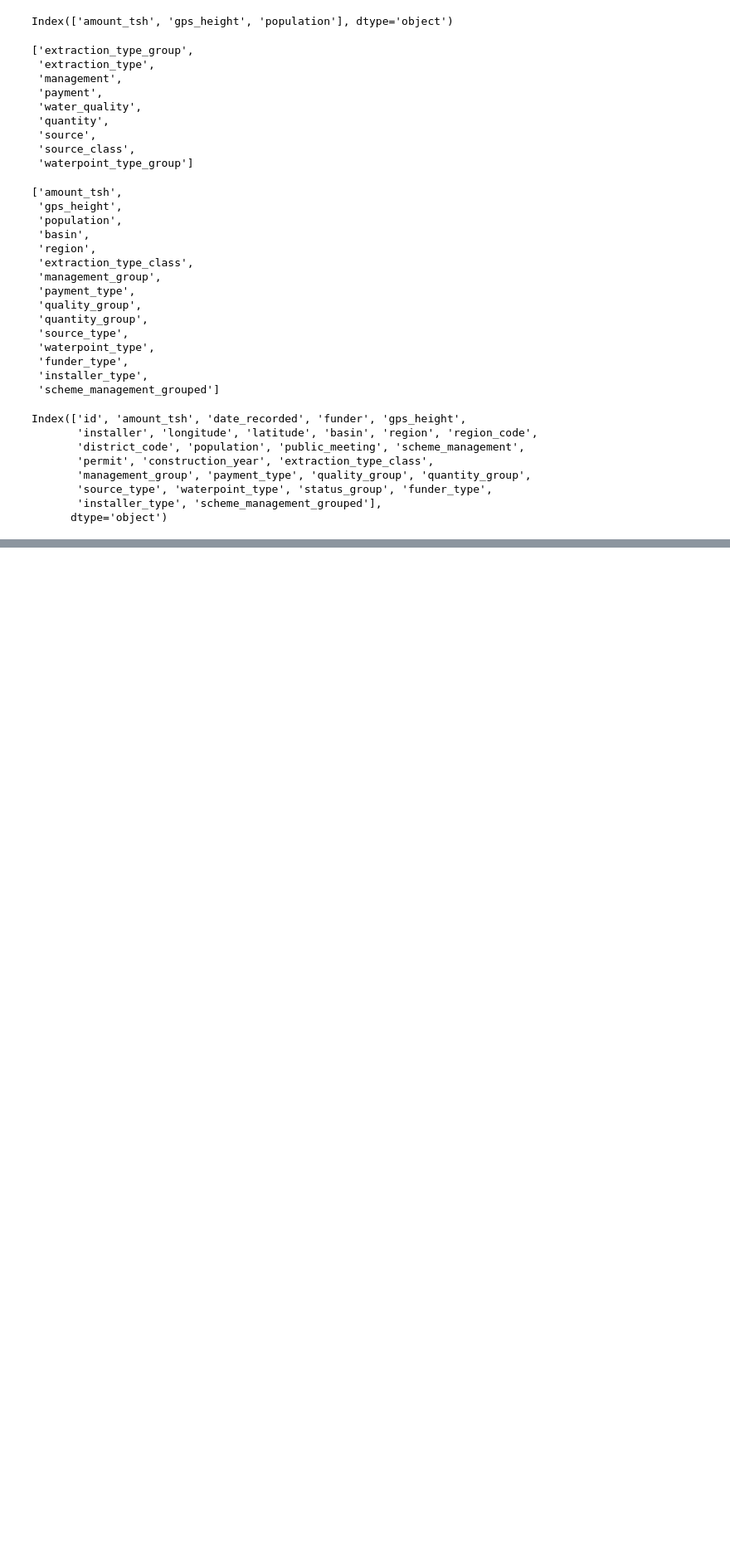
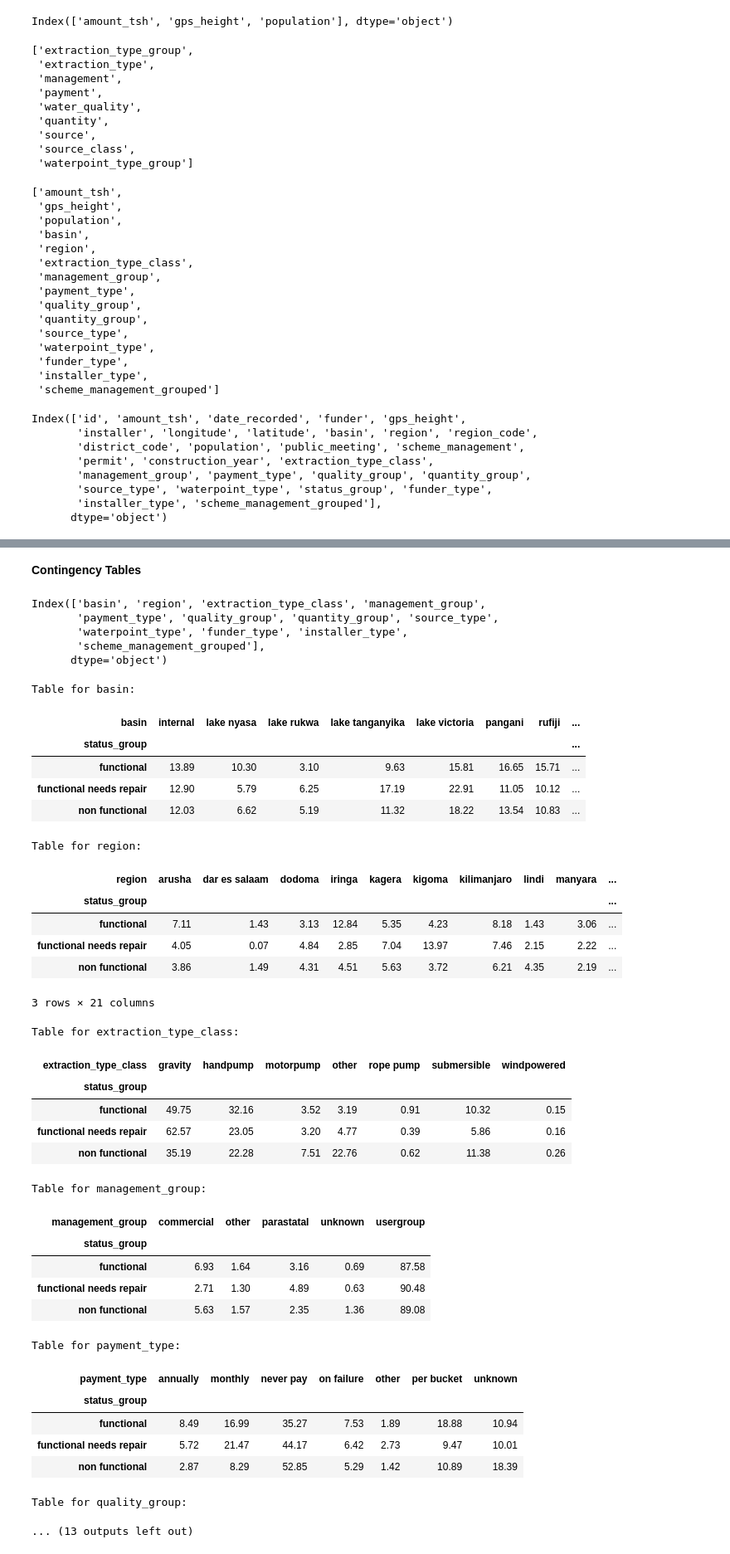
Before and after one commit to mbarriola96/Predicting_faulty_pumps, a Jupyter notebook: notebooks/00_data_understanding.ipynb, the cells around one changed output, grey strips where cells are left out. Shown at 83% size. Drawn from its saved outputs; the diff is of its cells as text; code cells hidden in the pictures; blank space fills up the shorter version.

```diff
--- a/notebooks/00_data_understanding.ipynb
+++ b/notebooks/00_data_understanding.ipynb
@@ -304,6 +306,29 @@ def plot_grouped_charts(df, status_col, cols):
             plt.legend(title=col, loc='upper right')
             plt.xticks(rotation=45)
             plt.show()
+# %%
+def generate_proportion_contingency_tables(df, status_col, categorical_cols):
+    """
+    Generates two-way contingency tables of proportions for the specified status column against a list of provided categorical columns in the DataFrame.
+
+    Args:
+        df (pd.DataFrame): The DataFrame containing the data.
+        status_col (str): The column name to use as one axis of the contingency tables, typically representing different statuses.
+        categorical_cols (list of str): List of categorical column names to include in the contingency tables.
+
+    Returns:
+        dict: A dictionary of pandas DataFrame objects where each key is the column name and the value is the corresponding contingency table as proportions.
+    """
+    tables = {}
+    for col in categorical_cols:
+        if col != status_col:  # Ensure the status column is not included in the analysis
+            # Compute the contingency table with proportions normalized over all rows
+            contingency_table = pd.crosstab(df[status_col], df[col], normalize='index')
+            contingency_table_df = pd.DataFrame(contingency_table)
+            contingency_table_df = contingency_table_df.round(4) * 100  # Convert proportions to percentages and round off
+            tables[col] = contingency_table_df
+
+    return tables
 # %% [markdown]
 ## 3.5 Code
 # %% [markdown]
@@ -1151,0 +1176,53 @@ plot_grouped_charts(df_train_merge, 'status_group', combined_columns)
+# %% [markdown]
+**Contingency Tables**
+# %%
+categorical_columns
+# %% [output]
+Index(['basin', 'region', 'extraction_type_class', 'management_group',
+       'payment_type', 'quality_group', 'quantity_group', 'source_type',
+       'waterpoint_type', 'funder_type', 'installer_type',
+       'scheme_management_grouped'],
+      dtype='object')
+# %%
+tables = generate_proportion_contingency_tables(df_train_merge, 'status_group', categorical_columns)
+# %%
+from IPython.display import display
+
+for i in categorical_columns:
+    print(f"Table for {i}:")
+    display(tables[i])
+    print("\n")  # Adds a newline for better separation
+# %% [output]
+Table for basin:
+| basin | internal | lake nyasa | lake rukwa | lake tanganyika | lake victoria | pangani | rufiji | ... |
+| status_group |  |  |  |  |  |  |  | ... |
+| functional | 13.89 | 10.30 | 3.10 | 9.63 | 15.81 | 16.65 | 15.71 | ... |
+| functional needs repair | 12.90 | 5.79 | 6.25 | 17.19 | 22.91 | 11.05 | 10.12 | ... |
+| non functional | 12.03 | 6.62 | 5.19 | 11.32 | 18.22 | 13.54 | 10.83 | ... |
+Table for region:
+| region | arusha | dar es salaam | dodoma | iringa | kagera | kigoma | kilimanjaro | lindi | manyara | ... |
+| status_group |  |  |  |  |  |  |  |  |  | ... |
+| functional | 7.11 | 1.43 | 3.13 | 12.84 | 5.35 | 4.23 | 8.18 | 1.43 | 3.06 | ... |
+| functional needs repair | 4.05 | 0.07 | 4.84 | 2.85 | 7.04 | 13.97 | 7.46 | 2.15 | 2.22 | ... |
+| non functional | 3.86 | 1.49 | 4.31 | 4.51 | 5.63 | 3.72 | 6.21 | 4.35 | 2.19 | ... |
+3 rows × 21 columns
+Table for extraction_type_class:
+| extraction_type_class | gravity | handpump | motorpump | other | rope pump | submersible | windpowered |
+| status_group |  |  |  |  |  |  |  |
+| functional | 49.75 | 32.16 | 3.52 | 3.19 | 0.91 | 10.32 | 0.15 |
+| functional needs repair | 62.57 | 23.05 | 3.20 | 4.77 | 0.39 | 5.86 | 0.16 |
+| non functional | 35.19 | 22.28 | 7.51 | 22.76 | 0.62 | 11.38 | 0.26 |
+Table for management_group:
+| management_group | commercial | other | parastatal | unknown | usergroup |
+| status_group |  |  |  |  |  |
+| functional | 6.93 | 1.64 | 3.16 | 0.69 | 87.58 |
+| functional needs repair | 2.71 | 1.30 | 4.89 | 0.63 | 90.48 |
+| non functional | 5.63 | 1.57 | 2.35 | 1.36 | 89.08 |
+Table for payment_type:
+| payment_type | annually | monthly | never pay | on failure | other | per bucket | unknown |
+| status_group |  |  |  |  |  |  |  |
+| functional | 8.49 | 16.99 | 35.27 | 7.53 | 1.89 | 18.88 | 10.94 |
+| functional needs repair | 5.72 | 21.47 | 44.17 | 6.42 | 2.73 | 9.47 | 10.01 |
+| non functional | 2.87 | 8.29 | 52.85 | 5.29 | 1.42 | 10.89 | 18.39 |
+Table for quality_group:
+... (13 outputs left out)
```
Also changed, not shown: parts of 12 cells of this notebook, 1 other file.
